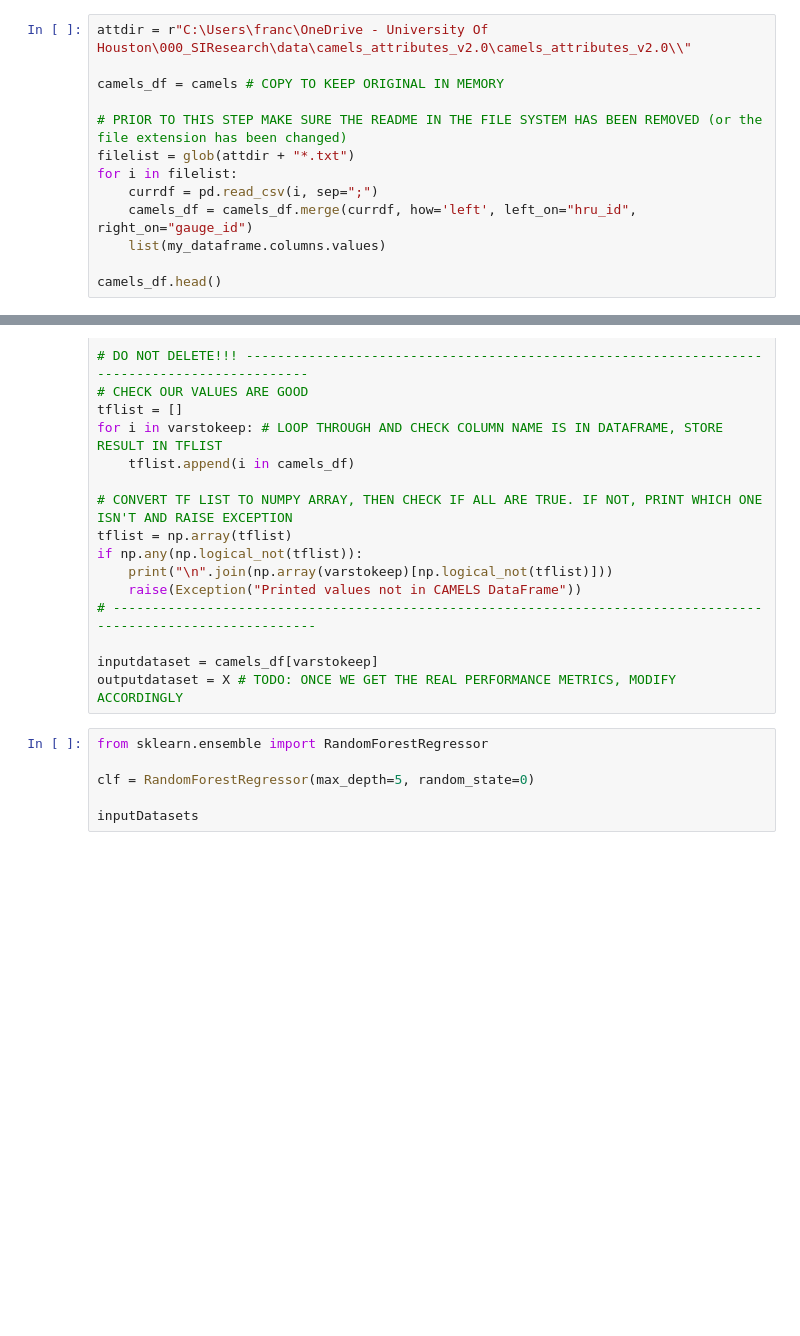
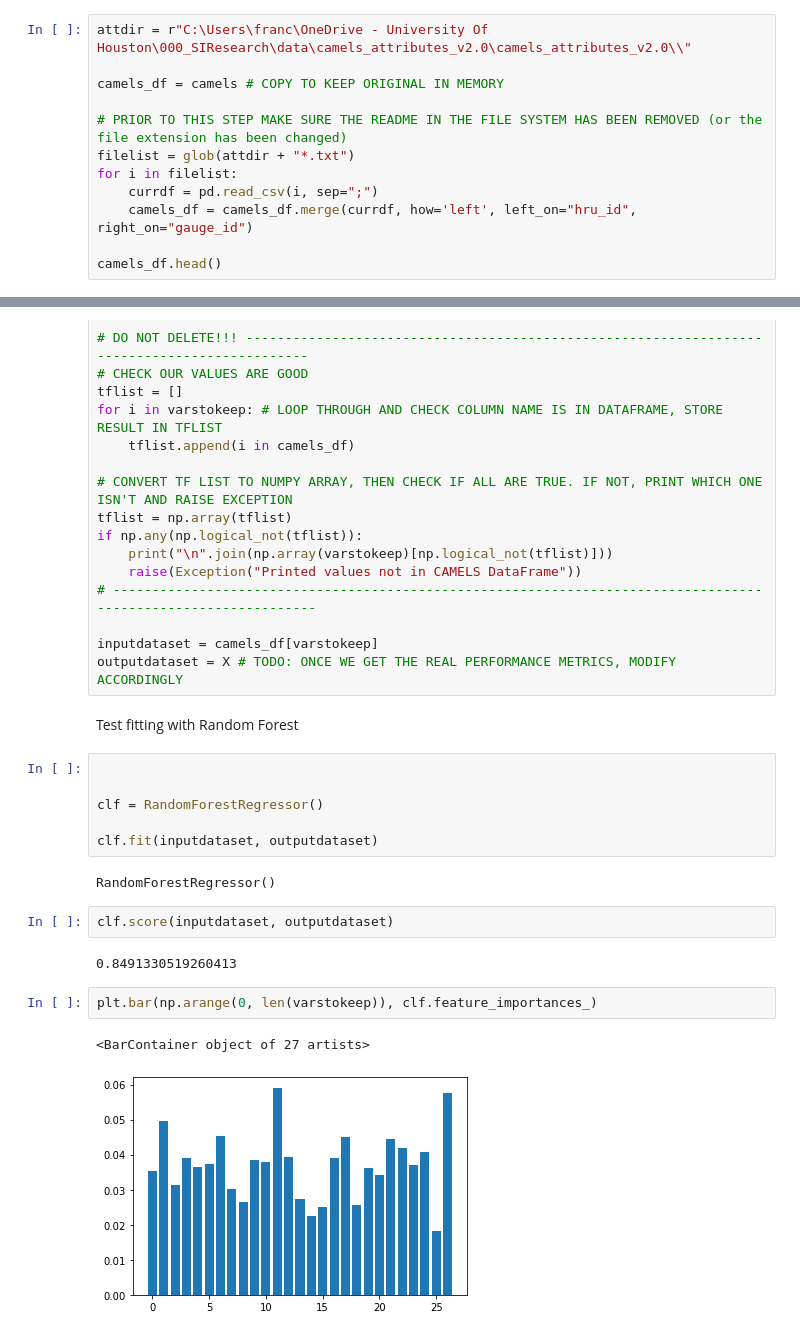
Before and after one commit to bolotinl/nextgen-form-eval, a Jupyter notebook: FrankTests/ClusteringTests.ipynb, the cells around one changed output, grey strips where cells are left out. Drawn from its saved outputs; the diff is of its cells as text; blank space fills up the shorter version.

Commit message:
Added outputs to notebook

```diff
--- a/FrankTests/ClusteringTests.ipynb
+++ b/FrankTests/ClusteringTests.ipynb
@@ -114,7 +104,6 @@ filelist = glob(attdir + "*.txt")
 for i in filelist:
     currdf = pd.read_csv(i, sep=";")
     camels_df = camels_df.merge(currdf, how='left', left_on="hru_id", right_on="gauge_id")
-    list(my_dataframe.columns.values)
 
 camels_df.head()
 # %% [output]
@@ -175,9 +164,22 @@ if np.any(np.logical_not(tflist)):
 
 inputdataset = camels_df[varstokeep]
 outputdataset = X # TODO: ONCE WE GET THE REAL PERFORMANCE METRICS, MODIFY ACCORDINGLY
+# %% [markdown]
+Test fitting with Random Forest
 # %%
-from sklearn.ensemble import RandomForestRegressor
 
-clf = RandomForestRegressor(max_depth=5, random_state=0)
 
-inputDatasets
+clf = RandomForestRegressor()
+
+clf.fit(inputdataset, outputdataset)
+# %% [output]
+RandomForestRegressor()
+# %%
+clf.score(inputdataset, outputdataset)
+# %% [output]
+0.8491330519260413
+# %%
+plt.bar(np.arange(0, len(varstokeep)), clf.feature_importances_)
+# %% [output]
+<BarContainer object of 27 artists>
+[figure, added]
```
Also changed, not shown: parts of 3 cells of this notebook.
